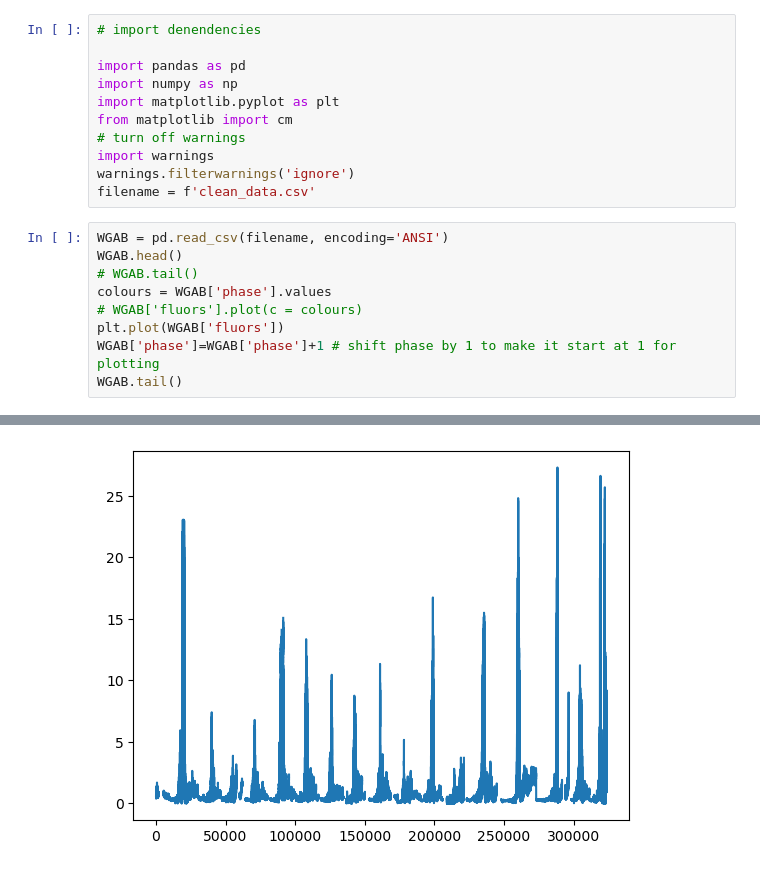
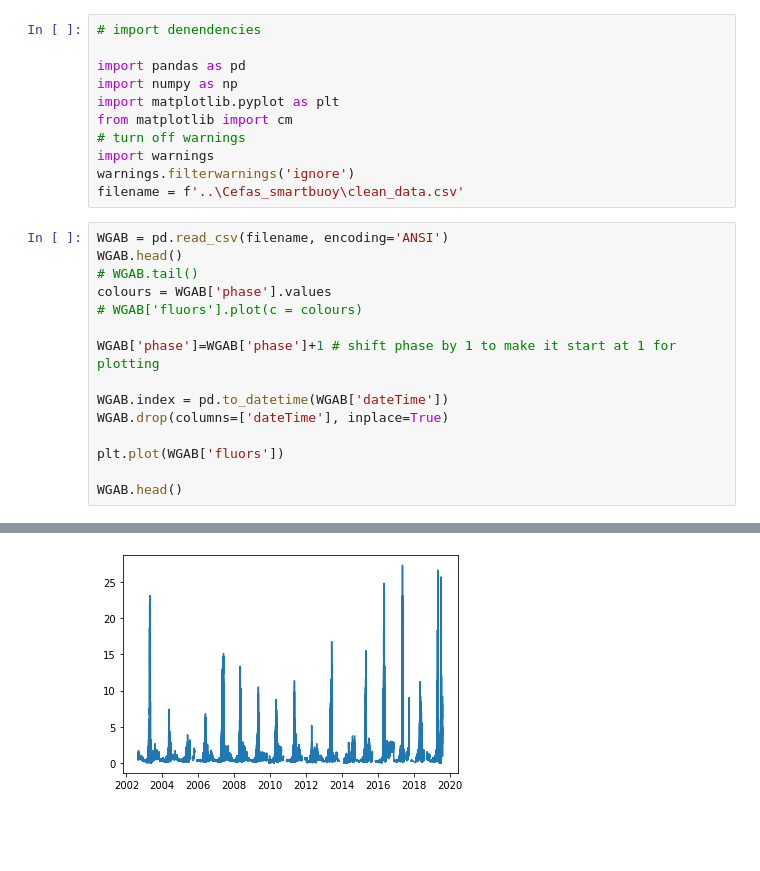
Before and after one commit to Reubenpt123/DAV, a Jupyter notebook: Plot_Data_Annually.ipynb, the cells around one changed output, grey strips where cells are left out. Saved outputs shown, nothing was run; the diff lists cells and outputs as text; blank space fills up the shorter version.

```diff
--- a/Plot_Data_Annually.ipynb
+++ b/Plot_Data_Annually.ipynb
@@ -8,14 +8,20 @@ from matplotlib import cm
 # turn off warnings
 import warnings
 warnings.filterwarnings('ignore')
-filename = f'clean_data.csv'
+filename = f'..\Cefas_smartbuoy\clean_data.csv'
 # %%
 WGAB = pd.read_csv(filename, encoding='ANSI')
 WGAB.head()
 # WGAB.tail()
 colours = WGAB['phase'].values
 # WGAB['fluors'].plot(c = colours)
+
+WGAB['phase']=WGAB['phase']+1 # shift phase by 1 to make it start at 1 for plotting
+
+WGAB.index = pd.to_datetime(WGAB['dateTime'])
+WGAB.drop(columns=['dateTime'], inplace=True)
+
 plt.plot(WGAB['fluors'])
-WGAB['phase']=WGAB['phase']+1 # shift phase by 1 to make it start at 1 for plotting
-WGAB.tail()
+
+WGAB.head()
 # %% [output]
@@ -28 +35 @@ WGAB.tail()
-[figure, old version]
+[figure, new version]
```
Also changed, not shown: parts of 14 cells of this notebook.
